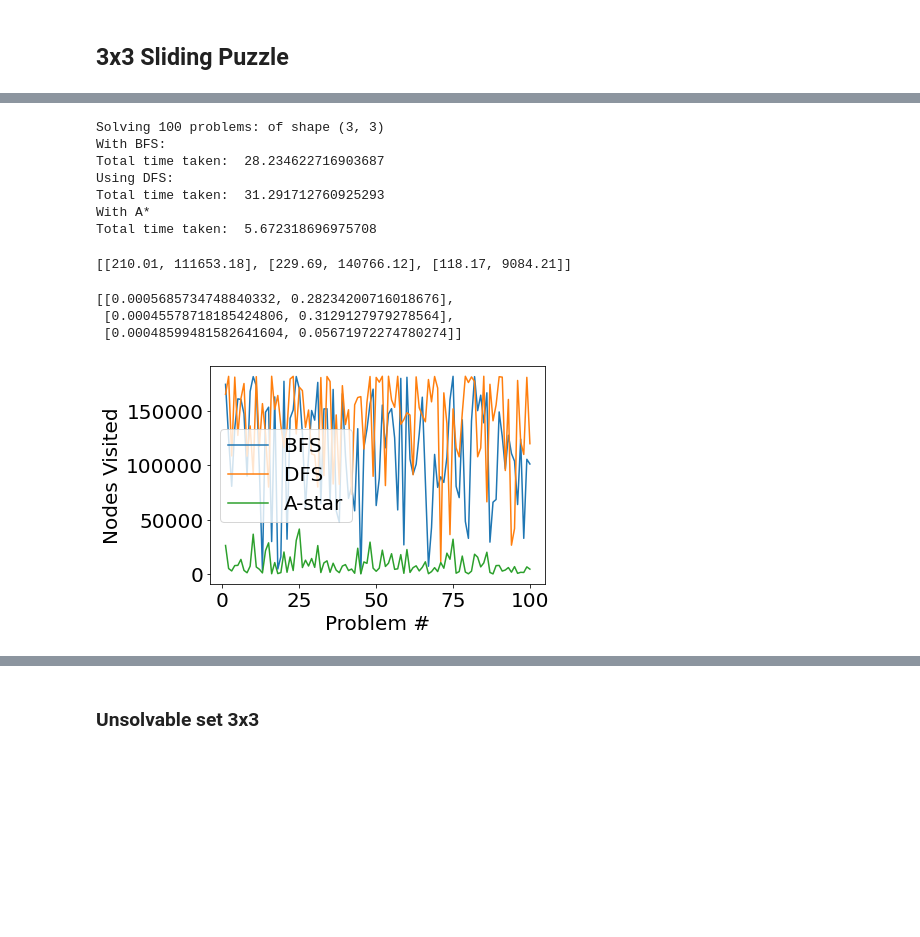
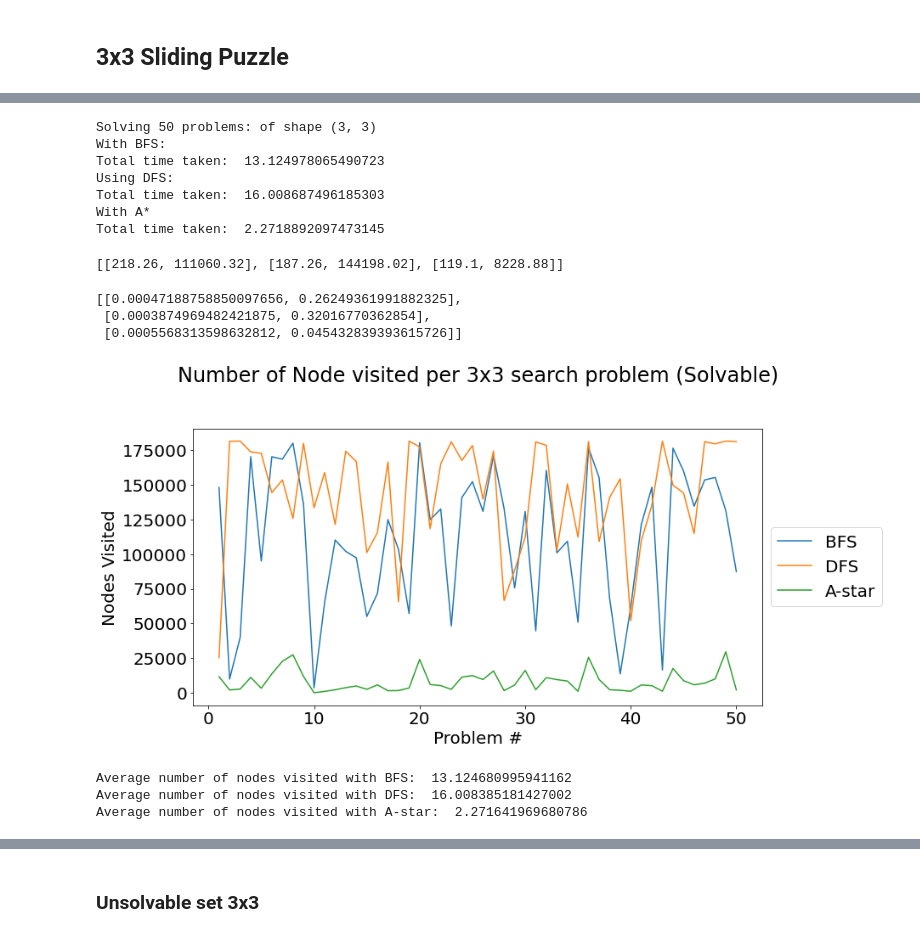
Before and after one commit to a3darekar/Algo-Pathfinding-Benchmarks, a Jupyter notebook: Algo_Project.ipynb, the cells around one changed output, grey strips where cells are left out. Drawn from its saved outputs; the diff is of its cells as text; code cells hidden in the pictures; blank space fills up the shorter version.

```diff
--- a/Algo_Project.ipynb
+++ b/Algo_Project.ipynb
@@ -103,13 +102,13 @@ def slidingPuzzleDFS(board):
         for j in range(m):
             initial.append(board[i][j])
     initial = tuple(initial)
-    queue = collections.deque([(initial, 0)])
+    stack = collections.deque([(initial, 0)])
     visited = set([initial])
     while queue:
-        state, dist = queue.pop()
+        state, dist = stack.pop()
         if state == final: return dist, len(visited)
         for nstate in get_next_state(state):
-            queue.append((nstate, dist+1))
+            stack.append((nstate, dist+1))
     return -1, len(visited)
 # %%
 slidingPuzzleDFS([[1,0,3],[4,2,5],[7,8,6]])
@@ -228,15 +197,14 @@ print("Problems: ", len(problems))
 
 solvable, unsolvable = [], []
 start = time.time()
-print("Solvable:")
+print("Fetching first 50 Solvable problems:")
 for p in range(999):
     #print(p)
     if slidingPuzzleBFS(problems[p])[0] != -1:
         solvable.append(problems[p])
     else:
         unsolvable.append(problems[p])
-    if len(solvable) == 100:
-        print("Got 100 solvable solutions")
+    if len(solvable) == 50:
         break
 
 print(f"Wall time taken: {time.time() - start}s")
@@ -447,15 +406,14 @@ print("Problems: ", len(problems))
 
 solvable, unsolvable = [], []
 start = time.time()
-print("Solvable:")
-for p in range(999):
+print("Fetching first 50 Solvable problems:")
+for problem in problems:
     #print(p)
-    if slidingPuzzleBFS(problems[p])[0] != -1:
-        solvable.append(problems[p])
+    if slidingPuzzleBFS(problem)[0] != -1:
+        solvable.append(problem)
     else:
-        unsolvable.append(problems[p])
-    if len(solvable) == 100:
-        print("Got 100 solvable solutions")
+        unsolvable.append(problem)
+    if len(solvable) == 50:
         break
 
 print(f"Wall time taken: {time.time() - start}s")
@@ -501,40 +458,51 @@ for p in problems:
     times[2].append(time.time() - start)
 print("Total time taken: ", time.time() - total_start)
 # %% [output]
-Solving 100 problems: of shape (3, 3)
+Solving 50 problems: of shape (3, 3)
 With BFS:
-Total time taken:  28.234622716903687
+Total time taken:  13.124978065490723
 Using DFS:
-Total time taken:  31.291712760925293
+Total time taken:  16.008687496185303
 With A*
-Total time taken:  5.672318696975708
+Total time taken:  2.2718892097473145
 # %%
 avg_visits[0].append(np.mean(visits[0]))
 avg_visits[1].append(np.mean(visits[1]))
 avg_visits[2].append(np.mean(visits[2]))
 avg_visits
 # %% [output]
-[[210.01, 111653.18], [229.69, 140766.12], [118.17, 9084.21]]
+[[218.26, 111060.32], [187.26, 144198.02], [119.1, 8228.88]]
 # %%
 avg_times[0].append(np.mean(times[0]))
 avg_times[1].append(np.mean(times[1]))
 avg_times[2].append(np.mean(times[2]))
 avg_times
 # %% [output]
-[[0.0005685734748840332, 0.28234200716018676],
- [0.00045578718185424806, 0.3129127979278564],
- [0.00048599481582641604, 0.05671972274780274]]
+[[0.00047188758850097656, 0.26249361991882325],
+ [0.0003874969482421875, 0.32016770362854],
+ [0.0005568313598632812, 0.045432839393615726]]
 # %%
 # Nodes Visited
-problems = [i+1 for i in range(100)]
+
+plt.figure(figsize=(12, 6))
+plt.title("Number of Node visited per 3x3 search problem (Solvable)", y=1.15)
+problems = [i+1 for i in range(50)]
 plt.plot(problems, visits[0], label="BFS")
 plt.plot(problems, visits[1], label="DFS")
 plt.plot(problems, visits[2], label="A-star")
 
 plt.xlabel("Problem #")
 plt.ylabel("Nodes Visited")
-plt.legend()
+plt.legend(loc='center left', bbox_to_anchor=(1, 0.5))
 plt.show()
 # %% [output]
-[figure, old version]
+[figure, new version]
+# %%
+print("Average number of nodes visited with BFS: ", np.mean(times[0]) * 50)
+print("Average number of nodes visited with DFS: ", np.mean(times[1]) * 50)
+print("Average number of nodes visited with A-star: ", np.mean(times[2]) * 50)
+# %% [output]
+Average number of nodes visited with BFS:  13.124680995941162
+Average number of nodes visited with DFS:  16.008385181427002
+Average number of nodes visited with A-star:  2.271641969680786
 # %%
```
Also changed, not shown: parts of 38 cells of this notebook.
